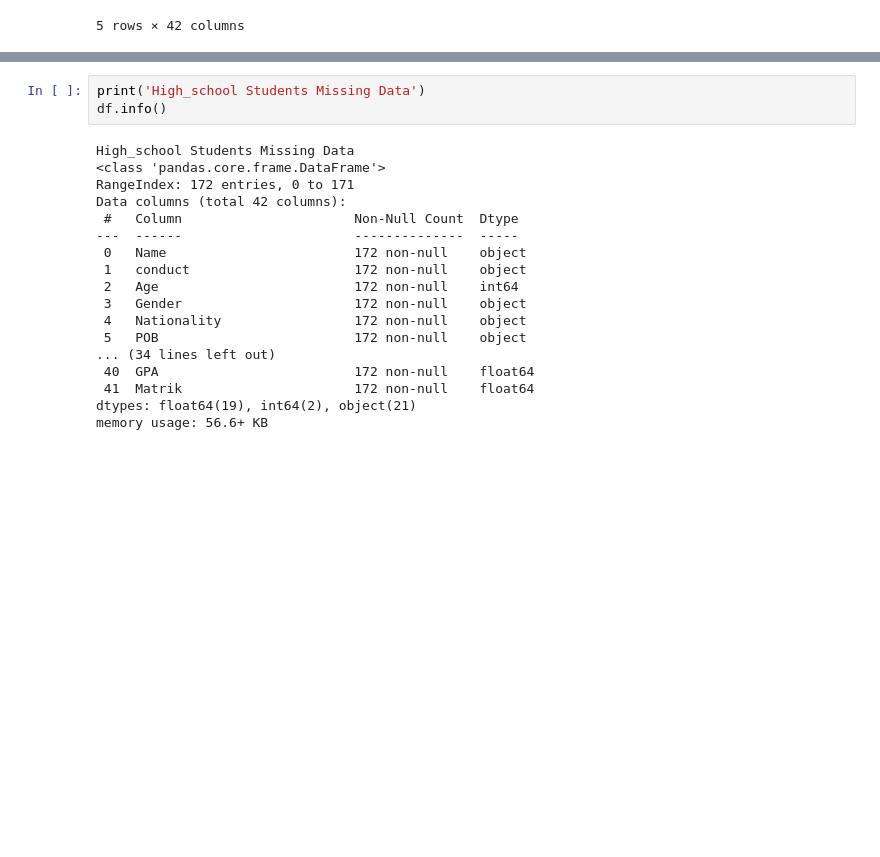
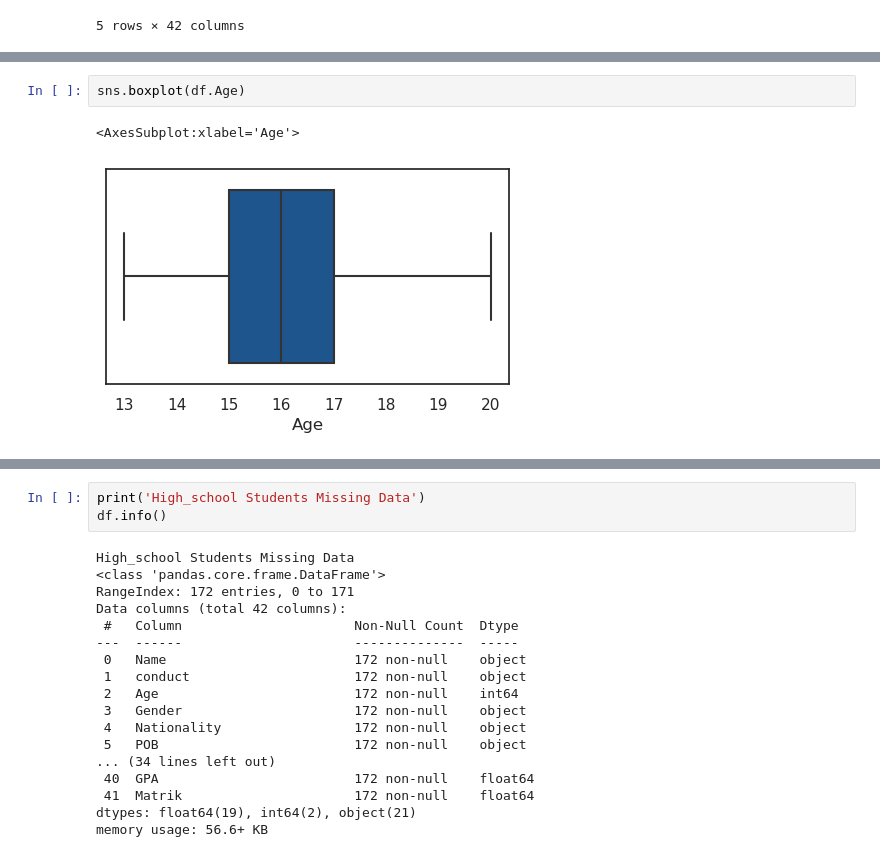
Before and after one commit to Ammon21/School-Data-Science-Project, a Jupyter notebook: notebooks/data_cleaning_hs.ipynb, the cells around one changed output, grey strips where cells are left out. Saved outputs shown, nothing was run; the diff lists cells and outputs as text; blank space fills up the shorter version.

```diff
--- a/notebooks/data_cleaning_hs.ipynb
+++ b/notebooks/data_cleaning_hs.ipynb
@@ -32,3 +58,8 @@ df.head()
+# %%
+sns.boxplot(df.Age)
+# %% [output]
+<AxesSubplot:xlabel='Age'>
+[figure, added]
 # %%
 df.loc[54]
 # %% [output]
```
Also changed, not shown: parts of 3 cells of this notebook, 4 other files.
